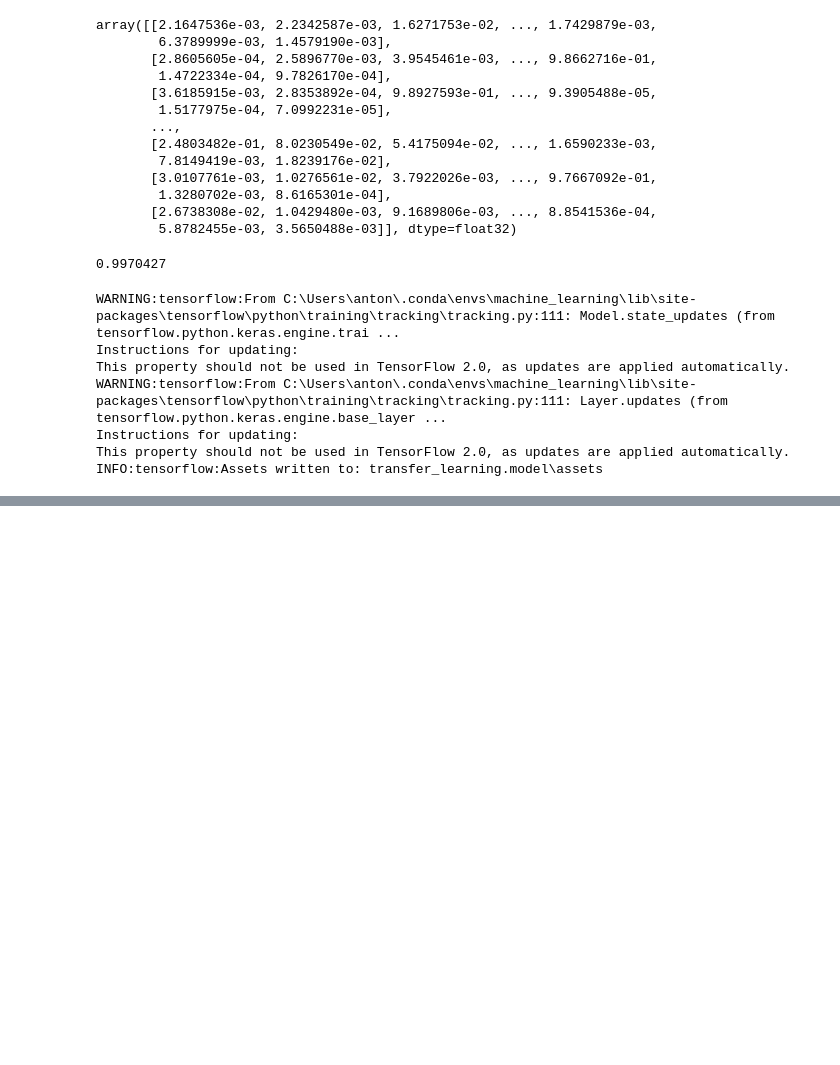
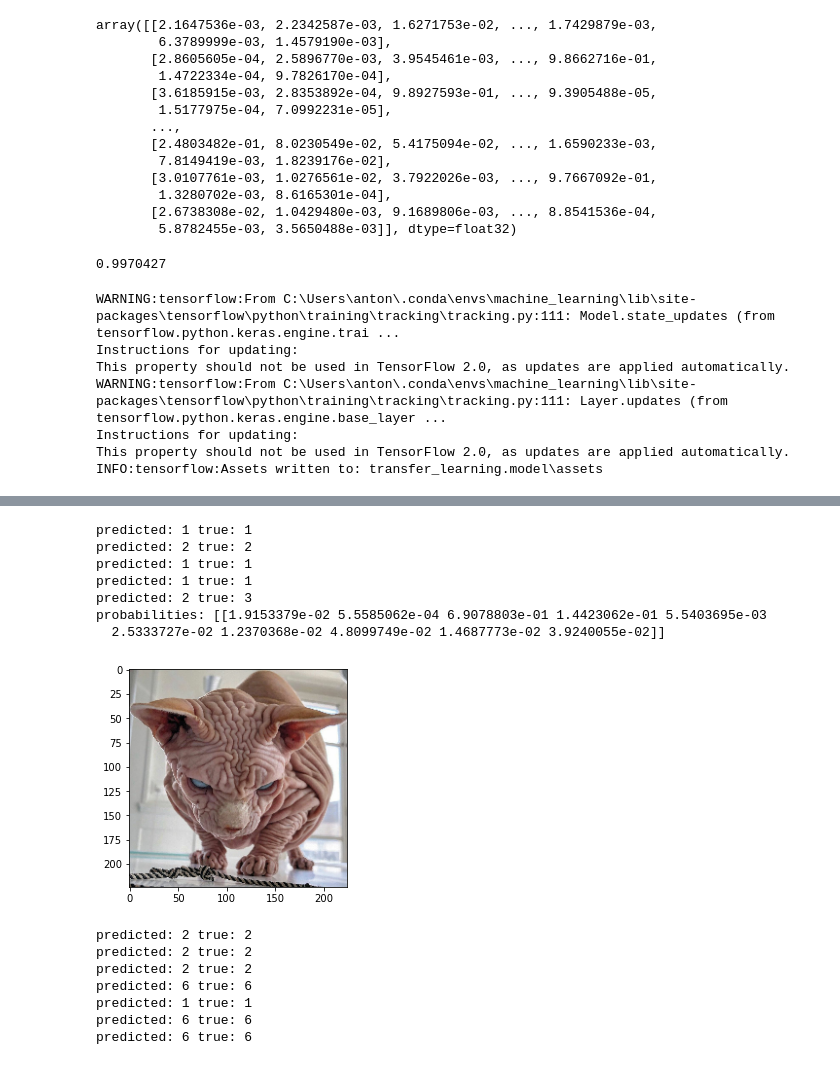
Before and after one commit to Valemos/ml_labs, a Jupyter notebook: RGR dog breed identification/experiments.ipynb, the cells around one changed output, grey strips where cells are left out. Saved outputs shown, nothing was run; the diff lists cells and outputs as text; code cells hidden in the pictures; blank space fills up the shorter version.

```diff
--- a/RGR dog breed identification/experiments.ipynb
+++ b/RGR dog breed identification/experiments.ipynb
@@ -179,0 +197,26 @@ model2 = tf.keras.models.load_model("dog_breed_model")
+# %%
+for image, label in test_images_external:
+    prediction = model2.predict(image)
+    class_pred = np.argmax(prediction)
+    class_true = np.argmax(label)
+    print(f"predicted: {class_pred} true: {class_true}")
+    if class_pred != class_true:
+        print(f"probabilities: {prediction}")
+        plt.imshow(image[0].numpy().astype("uint8"))
+        plt.show()
+# %% [output]
+predicted: 1 true: 1
+predicted: 2 true: 2
+predicted: 1 true: 1
+predicted: 1 true: 1
+predicted: 2 true: 3
+probabilities: [[1.9153379e-02 5.5585062e-04 6.9078803e-01 1.4423062e-01 5.5403695e-03
+  2.5333727e-02 1.2370368e-02 4.8099749e-02 1.4687773e-02 3.9240055e-02]]
+[figure, added]
+predicted: 2 true: 2
+predicted: 2 true: 2
+predicted: 2 true: 2
+predicted: 6 true: 6
+predicted: 1 true: 1
+predicted: 6 true: 6
+predicted: 6 true: 6
```
Also changed, not shown: parts of 4 cells of this notebook, 1 other file.
